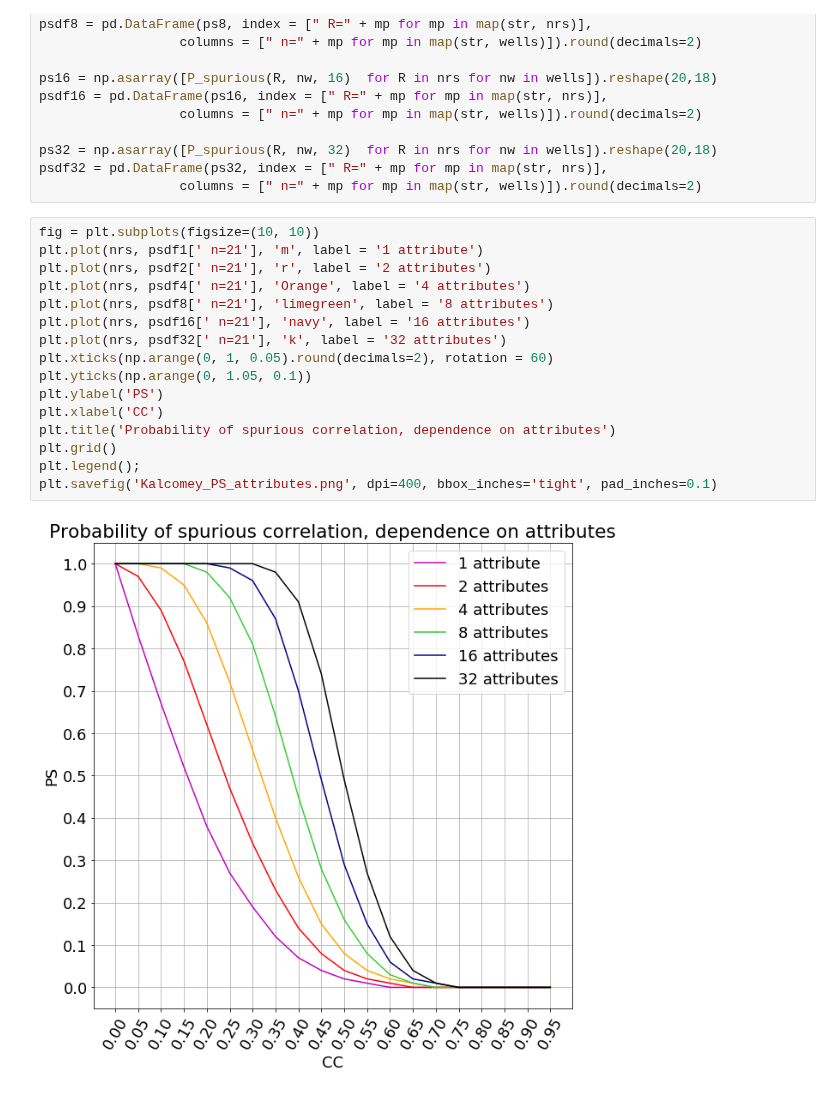
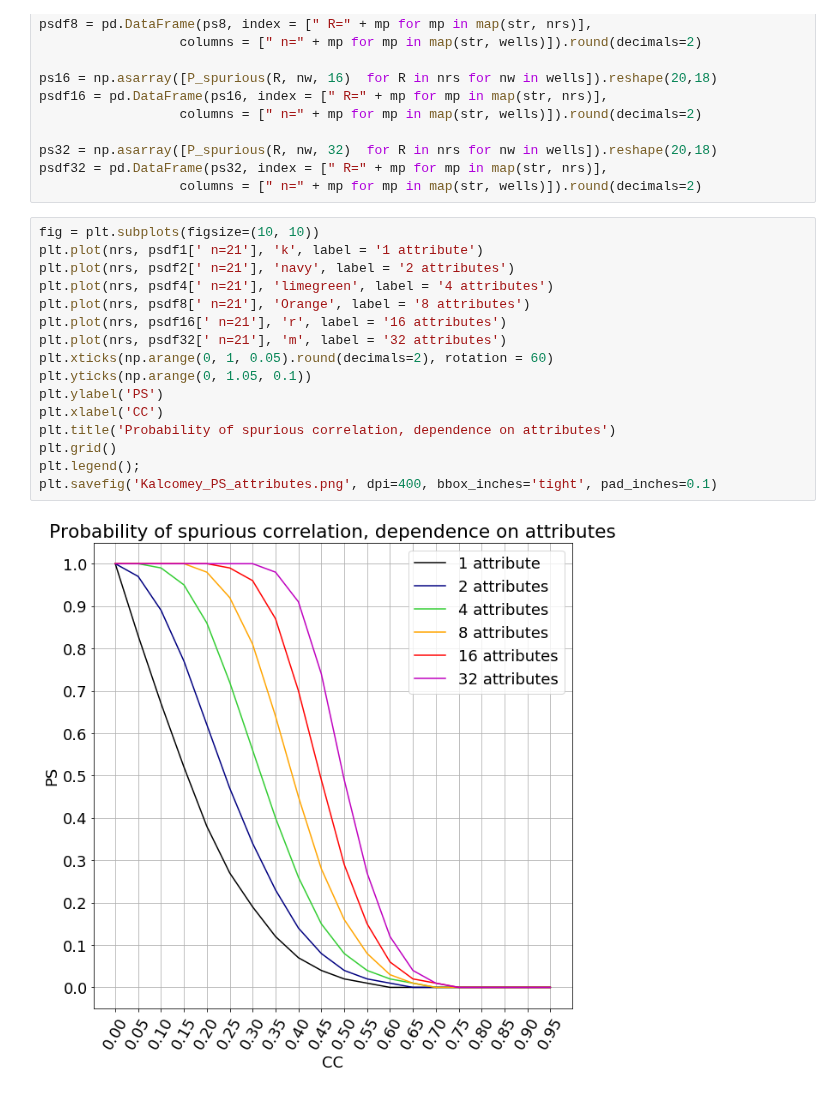
Before and after one commit to mycarta/Data-science-tools-petroleum-exploration-and-production, a Jupyter notebook: Python_kalkomey_chance_spuriousness_p-value.ipynb, the cells around one changed output. Drawn from its saved outputs; the diff is of its cells as text.

Commit message:
better plots

```diff
--- a/Python_kalkomey_chance_spuriousness_p-value.ipynb
+++ b/Python_kalkomey_chance_spuriousness_p-value.ipynb
@@ -185,19 +185,19 @@ psdf32 = pd.DataFrame(ps32, index = [" R=" + mp for mp in map(str, nrs)],
                   columns = [" n=" + mp for mp in map(str, wells)]).round(decimals=2)
 # %%
 fig = plt.subplots(figsize=(10, 10))
-plt.plot(nrs, psdf1[' n=21'], 'm', label = '1 attribute')
-plt.plot(nrs, psdf2[' n=21'], 'r', label = '2 attributes')
-plt.plot(nrs, psdf4[' n=21'], 'Orange', label = '4 attributes')
-plt.plot(nrs, psdf8[' n=21'], 'limegreen', label = '8 attributes')
-plt.plot(nrs, psdf16[' n=21'], 'navy', label = '16 attributes')
-plt.plot(nrs, psdf32[' n=21'], 'k', label = '32 attributes')
+plt.plot(nrs, psdf1[' n=21'], 'k', label = '1 attribute')
+plt.plot(nrs, psdf2[' n=21'], 'navy', label = '2 attributes')
+plt.plot(nrs, psdf4[' n=21'], 'limegreen', label = '4 attributes')
+plt.plot(nrs, psdf8[' n=21'], 'Orange', label = '8 attributes')
+plt.plot(nrs, psdf16[' n=21'], 'r', label = '16 attributes')
+plt.plot(nrs, psdf32[' n=21'], 'm', label = '32 attributes')
 plt.xticks(np.arange(0, 1, 0.05).round(decimals=2), rotation = 60)
 plt.yticks(np.arange(0, 1.05, 0.1))
 plt.ylabel('PS')
 plt.xlabel('CC')
 plt.title('Probability of spurious correlation, dependence on attributes')
 plt.grid()
 plt.legend();
 plt.savefig('Kalcomey_PS_attributes.png', dpi=400, bbox_inches='tight', pad_inches=0.1)
 # %% [output]
-[figure, old version]
+[figure, new version]
```
